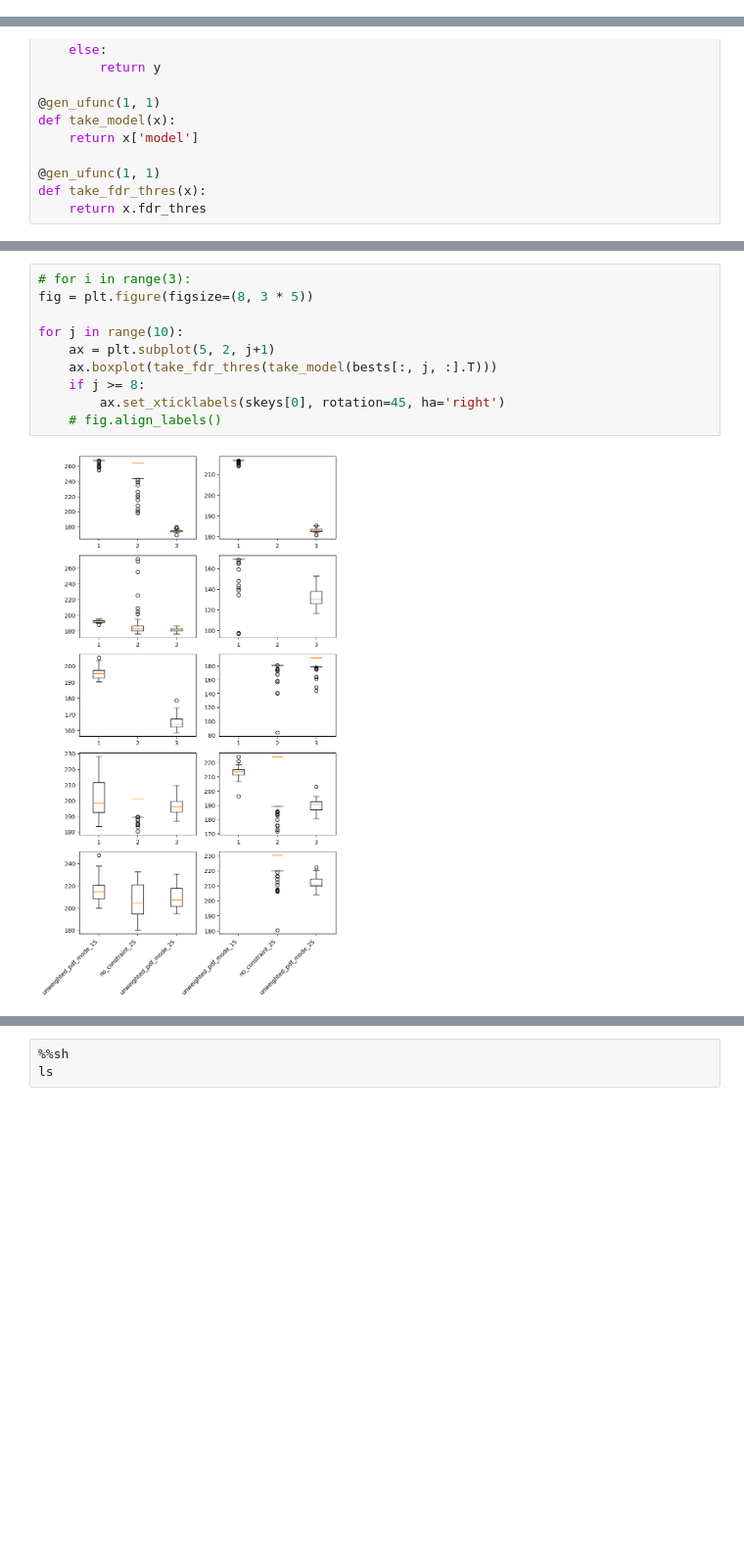
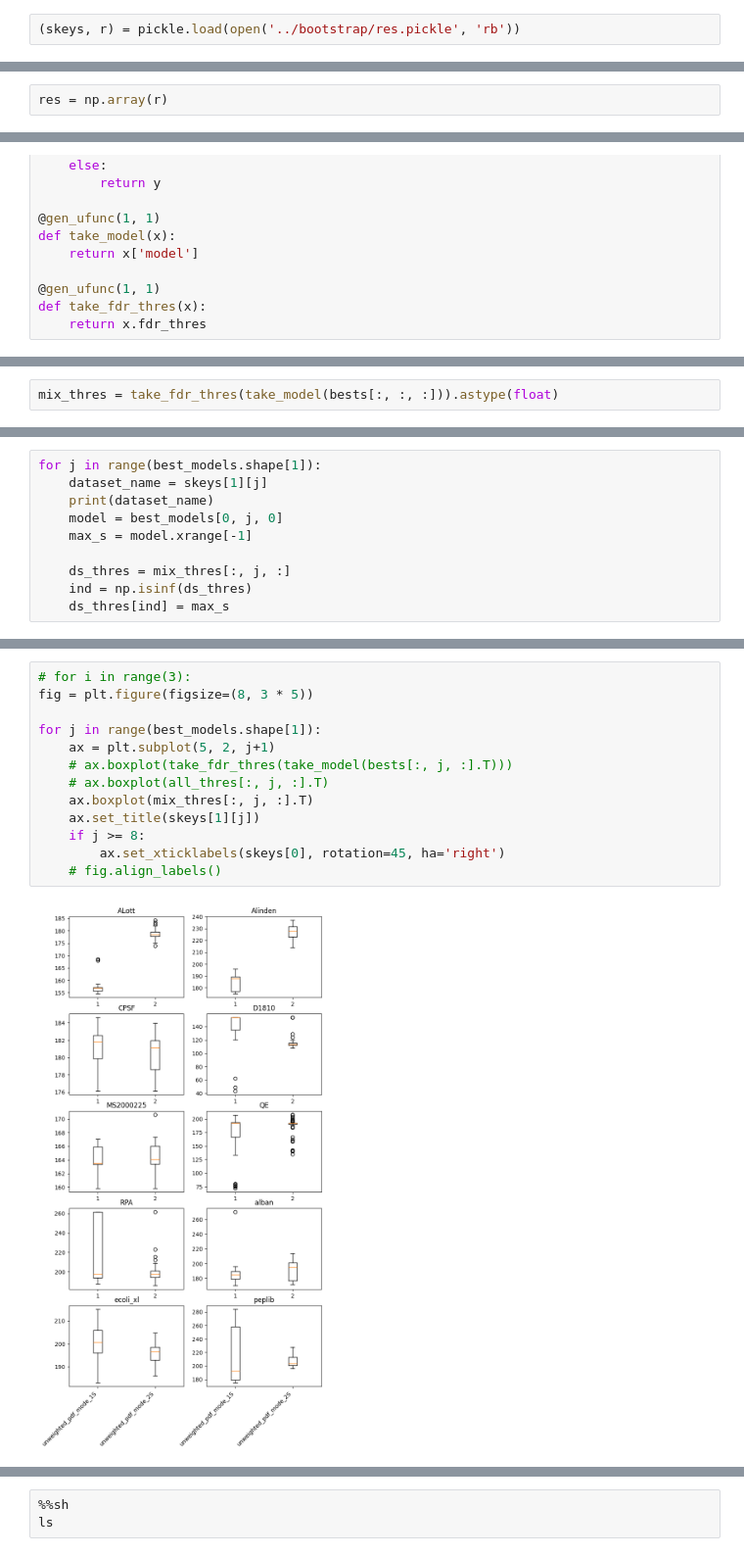
Before and after one commit to shawn-peng/xlms, a Jupyter notebook: python/plot_bootstrap.ipynb, the cells around one changed output, grey strips where cells are left out. Shown at 98% size. Drawn from its saved outputs; the diff is of its cells as text; blank space fills up the shorter version.

```diff
--- a/python/plot_bootstrap.ipynb
+++ b/python/plot_bootstrap.ipynb
@@ -137,0 +261,2 @@ res.shape
+# %%
+(skeys, r) = pickle.load(open('../bootstrap/res.pickle', 'rb'))
@@ -137,0 +265,2 @@ res.shape
+# %%
+res = np.array(r)
@@ -185,0 +339,2 @@ skeys[0]
+# %%
+mix_thres = take_fdr_thres(take_model(bests[:, :, :])).astype(float)
@@ -185,0 +363,10 @@ skeys[0]
+# %%
+for j in range(best_models.shape[1]):
+    dataset_name = skeys[1][j]
+    print(dataset_name)
+    model = best_models[0, j, 0]
+    max_s = model.xrange[-1]
+
+    ds_thres = mix_thres[:, j, :]
+    ind = np.isinf(ds_thres)
+    ds_thres[ind] = max_s
@@ -186,12 +466,15 @@ skeys[0]
 # %%
 # for i in range(3):
 fig = plt.figure(figsize=(8, 3 * 5))
 
-for j in range(10):
+for j in range(best_models.shape[1]):
     ax = plt.subplot(5, 2, j+1)
-    ax.boxplot(take_fdr_thres(take_model(bests[:, j, :].T)))
+    # ax.boxplot(take_fdr_thres(take_model(bests[:, j, :].T)))
+    # ax.boxplot(all_thres[:, j, :].T)
+    ax.boxplot(mix_thres[:, j, :].T)
+    ax.set_title(skeys[1][j])
     if j >= 8:
         ax.set_xticklabels(skeys[0], rotation=45, ha='right')
     # fig.align_labels()
 # %% [output]
-[figure, old version]
+[figure, new version]
```
Also changed, not shown: parts of 60 cells of this notebook, 23 other files.
